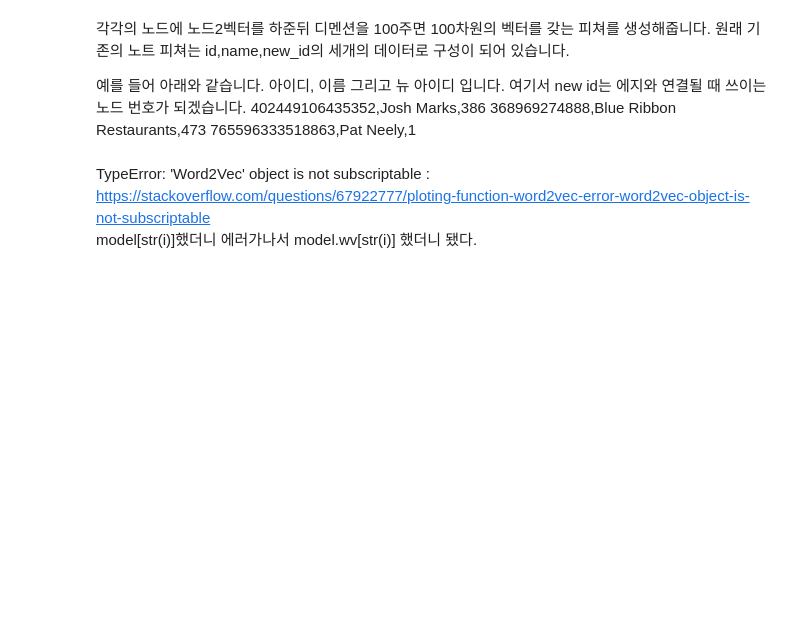
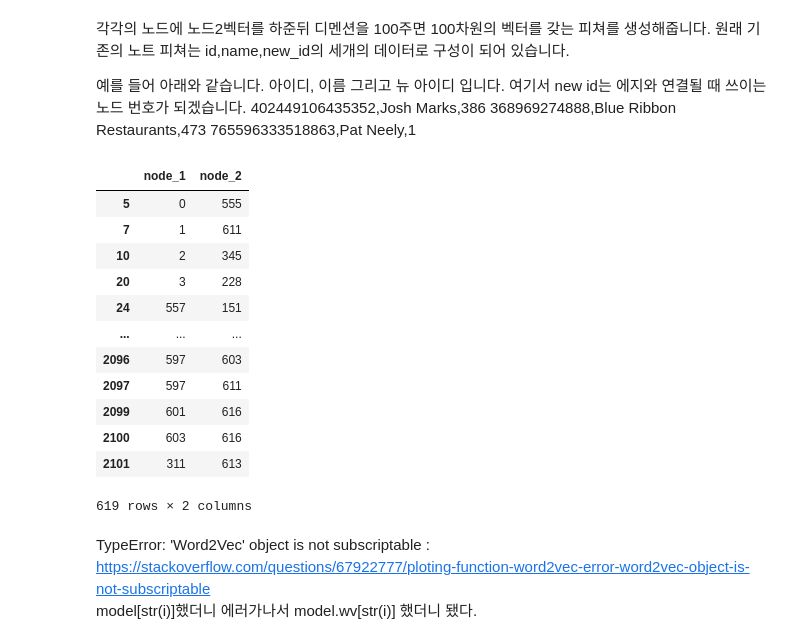
Before and after one commit to engineerjkk/LinkPrediction, a Jupyter notebook: 05.OK_on_Facebook.ipynb, the cells around one changed output. Saved outputs shown, nothing was run; the diff lists cells and outputs as text; code cells hidden in the pictures; blank space fills up the shorter version.

```diff
--- a/05.OK_on_Facebook.ipynb
+++ b/05.OK_on_Facebook.ipynb
@@ -247,6 +247,22 @@ node2vec = Node2Vec(G_data, dimensions=100, walk_length=16, num_walks=50)
 
 # train node2vec model
 n2w_model = node2vec.fit(window=7, min_count=1)
+# %%
+fb_df_partial
+# %% [output]
+|  | node_1 | node_2 |
+| 5 | 0 | 555 |
+| 7 | 1 | 611 |
+| 10 | 2 | 345 |
+| 20 | 3 | 228 |
+| 24 | 557 | 151 |
+| ... | ... | ... |
+| 2096 | 597 | 603 |
+| 2097 | 597 | 611 |
+| 2099 | 601 | 616 |
+| 2100 | 603 | 616 |
+| 2101 | 311 | 613 |
+619 rows × 2 columns
 # %% [markdown]
 TypeError: 'Word2Vec' object is not subscriptable :
 https://stackoverflow.com/questions/67922777/ploting-function-word2vec-error-word2vec-object-is-not-subscriptable
```
Also changed, not shown: parts of 1 cell of this notebook.
